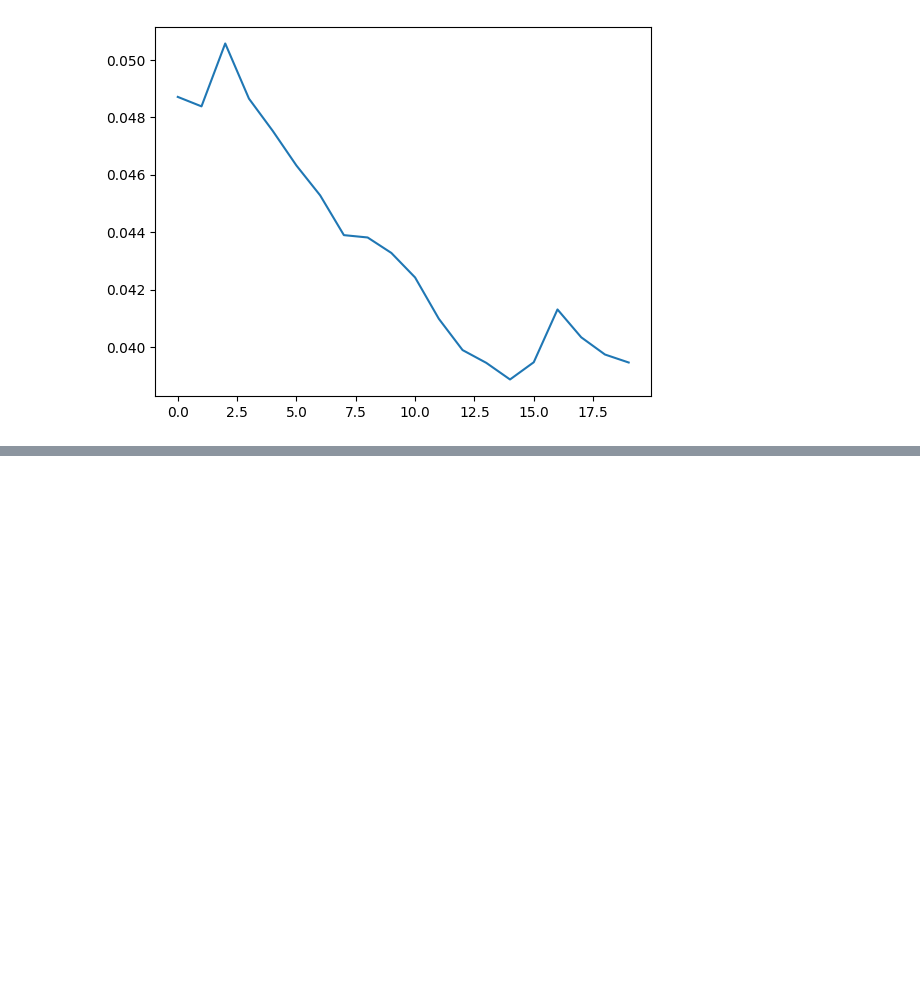
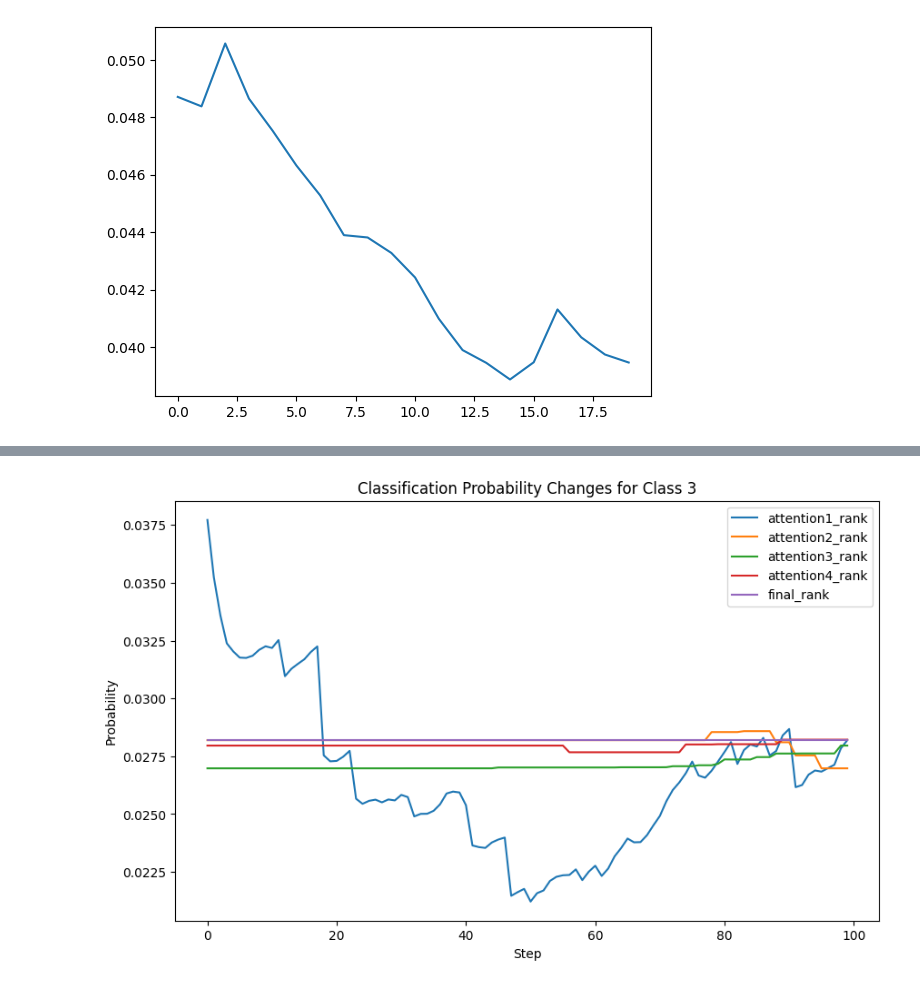
Before and after one commit to sujuntao2022/ADNI-XAI, a Jupyter notebook: Interpretation_visualize.ipynb, the cells around one changed output, grey strips where cells are left out. Drawn from its saved outputs; the diff is of its cells as text; code cells hidden in the pictures; blank space fills up the shorter version.

```diff
--- a/Interpretation_visualize.ipynb
+++ b/Interpretation_visualize.ipynb
@@ -1866,0 +1955,44 @@ plt.show()
+# %%
+import pandas as pd
+import torch
+import numpy as np
+import matplotlib.pyplot as plt
+
+file_path = r'D:\Juntao\Data\ANDI3-T1\orig_nu\082_S_6690.nii'
+mri_image = nib.load(file_path)
+image_data = mri_image.get_fdata()
+mask_data = mask_evenly
+
+predictions_dict = {key: [] for key in ['attention1_rank', 'attention2_rank', 'attention3_rank', 'attention4_rank', 'final_rank']}
+
+for key in predictions_dict.keys():
+    df_sorted = df.sort_values(by=key, ascending=True)
+    df_sorted_subset = df_sorted.head(100)
+
+    modified_image = image_data
+
+    for index, row in df_sorted_subset.iterrows():
+        region_number = row['Region_ID']
+        modified_image[mask_data == region_number] = 0
+
+        input_tensor = torch.tensor(modified_image[np.newaxis, np.newaxis, ...], dtype=torch.float32).to(device)
+
+        with torch.no_grad():
+            output = model(input_tensor)
+            probabilities = torch.nn.functional.softmax(output, dim=1)
+            predictions_dict[key].append(probabilities.cpu().detach().numpy())
+
+
+plt.figure(figsize=(10, 6))
+
+for key, predictions in predictions_dict.items():
+    predictions_array = np.array(predictions).squeeze()
+    plt.plot(predictions_array[:, 2], label=f'{key}')
+
+plt.xlabel('Step')
+plt.ylabel('Probability')
+plt.title('Classification Probability Changes for Class 3')
+plt.legend()
+plt.show()
+# %% [output]
+[figure, added]
```
Also changed, not shown: parts of 3 cells of this notebook, 3 other files.
